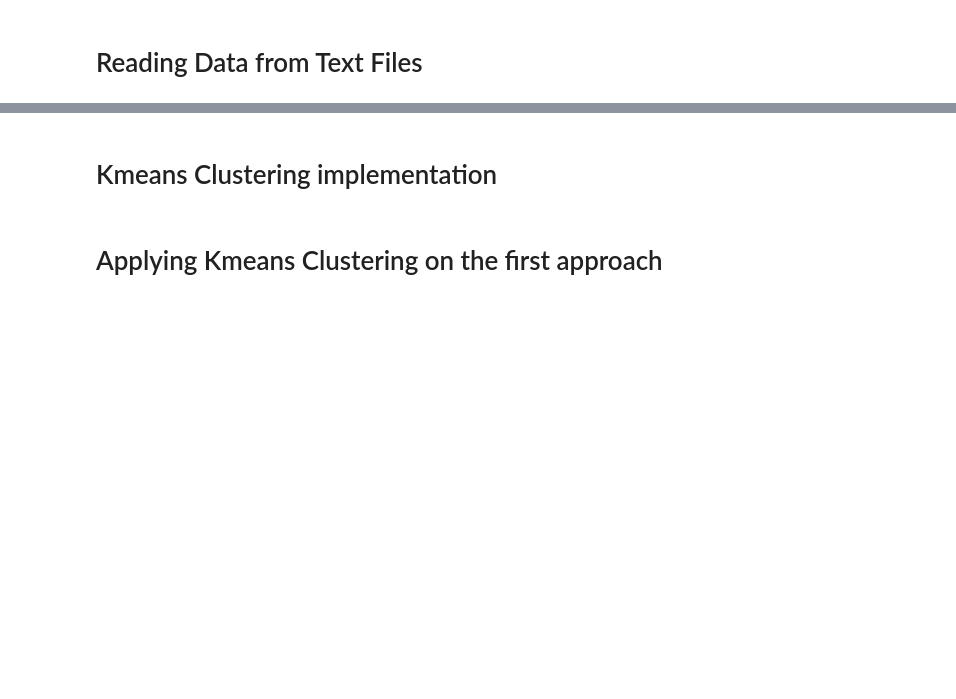
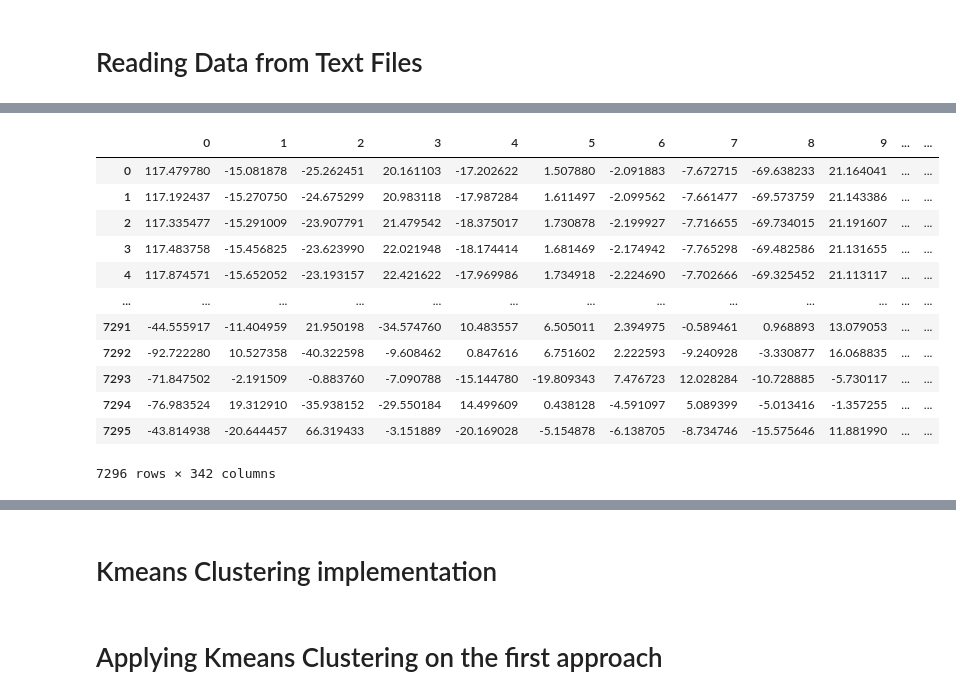
Before and after one commit to husseinkhaled733/Activity-Detection, a Jupyter notebook: Kmeans.ipynb, the cells around one changed output, grey strips where cells are left out. Cells and saved outputs as stored; diff of their text form; code cells hidden in the pictures; blank space fills up the shorter version.

```diff
--- a/Kmeans.ipynb
+++ b/Kmeans.ipynb
@@ -94,0 +177,16 @@ Shape of PCA evaluation data: (1824, 197)
+# %%
+pd.DataFrame(PCA_training_data)
+# %% [output]
+|  | 0 | 1 | 2 | 3 | 4 | 5 | 6 | 7 | 8 | 9 | ... | ... |
+| 0 | 117.479780 | -15.081878 | -25.262451 | 20.161103 | -17.202622 | 1.507880 | -2.091883 | -7.672715 | -69.638233 | 21.164041 | ... | ... |
+| 1 | 117.192437 | -15.270750 | -24.675299 | 20.983118 | -17.987284 | 1.611497 | -2.099562 | -7.661477 | -69.573759 | 21.143386 | ... | ... |
+| 2 | 117.335477 | -15.291009 | -23.907791 | 21.479542 | -18.375017 | 1.730878 | -2.199927 | -7.716655 | -69.734015 | 21.191607 | ... | ... |
+| 3 | 117.483758 | -15.456825 | -23.623990 | 22.021948 | -18.174414 | 1.681469 | -2.174942 | -7.765298 | -69.482586 | 21.131655 | ... | ... |
+| 4 | 117.874571 | -15.652052 | -23.193157 | 22.421622 | -17.969986 | 1.734918 | -2.224690 | -7.702666 | -69.325452 | 21.113117 | ... | ... |
+| ... | ... | ... | ... | ... | ... | ... | ... | ... | ... | ... | ... | ... |
+| 7291 | -44.555917 | -11.404959 | 21.950198 | -34.574760 | 10.483557 | 6.505011 | 2.394975 | -0.589461 | 0.968893 | 13.079053 | ... | ... |
+| 7292 | -92.722280 | 10.527358 | -40.322598 | -9.608462 | 0.847616 | 6.751602 | 2.222593 | -9.240928 | -3.330877 | 16.068835 | ... | ... |
+| 7293 | -71.847502 | -2.191509 | -0.883760 | -7.090788 | -15.144780 | -19.809343 | 7.476723 | 12.028284 | -10.728885 | -5.730117 | ... | ... |
+| 7294 | -76.983524 | 19.312910 | -35.938152 | -29.550184 | 14.499609 | 0.438128 | -4.591097 | 5.089399 | -5.013416 | -1.357255 | ... | ... |
+| 7295 | -43.814938 | -20.644457 | 66.319433 | -3.151889 | -20.169028 | -5.154878 | -6.138705 | -8.734746 | -15.575646 | 11.881990 | ... | ... |
+7296 rows × 342 columns
```
Also changed, not shown: parts of 27 cells of this notebook, 2 other files.
